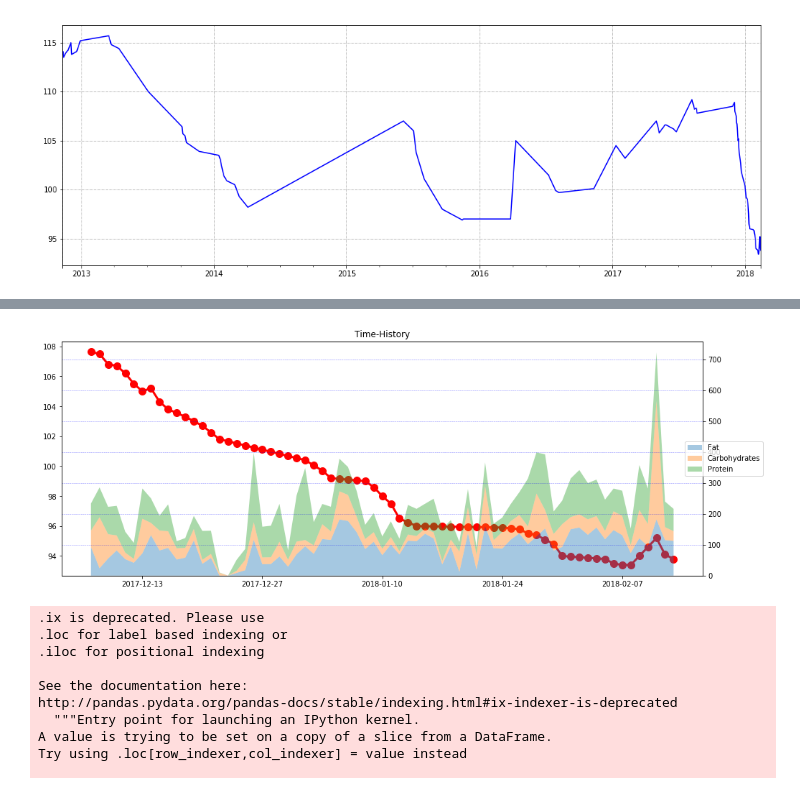
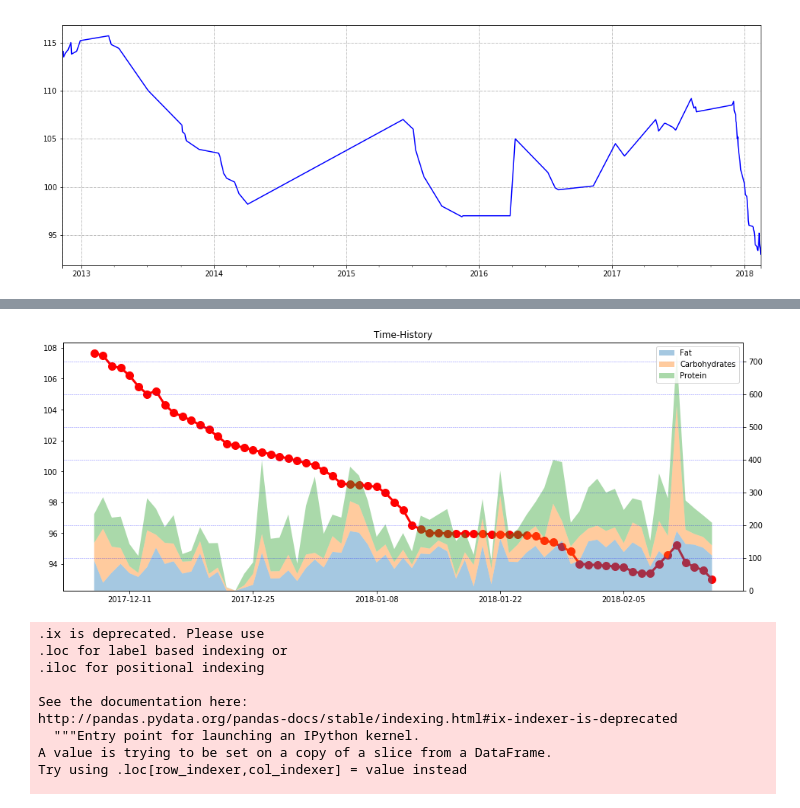
Before and after one commit to b1ck0/DataScience_MSc, a Jupyter notebook: temp/Health/Intermittent Fasting Rev 2.ipynb, the cells around one changed output, grey strips where cells are left out. Saved outputs shown, nothing was run; the diff lists cells and outputs as text; code cells hidden in the pictures.

```diff
--- a/temp/Health/Intermittent Fasting Rev 2.ipynb
+++ b/temp/Health/Intermittent Fasting Rev 2.ipynb
@@ -190,24 +184,24 @@ df['Calories'].plot.hist()
 # %%
 fig, axes = plt.subplots()
 
 fig.set_size_inches(16, 6)
 
 labels = ["Fat", "Carbohydrates", "Protein"]
 
 axes2 = axes.twinx()
 
 axes2.stackplot(df.index, df['Fat'],
                          df['Carbohydrates'],
                          df['Protein'],
                          labels = labels, alpha=0.4)
 
 axes.plot(df.index, df['Weight'], 'r', lw=3, marker='o', markersize=10)
 
-axes2.legend(loc=7, bbox_to_anchor=(1.1, 0.5))
+axes2.legend(loc='best') #bbox_to_anchor=(1.1, 0.5)
 axes2.grid(color='b', alpha=0.5, linestyle='dashed', linewidth=0.5)
 axes2.set_title('Time-History');
 # %% [output]
-[figure, old version]
+[figure, new version]
 # %%
 df2 = df[[   'Fat',
              'Carbohydrates',
```
Also changed, not shown: parts of 34 cells of this notebook, 6 other files.
